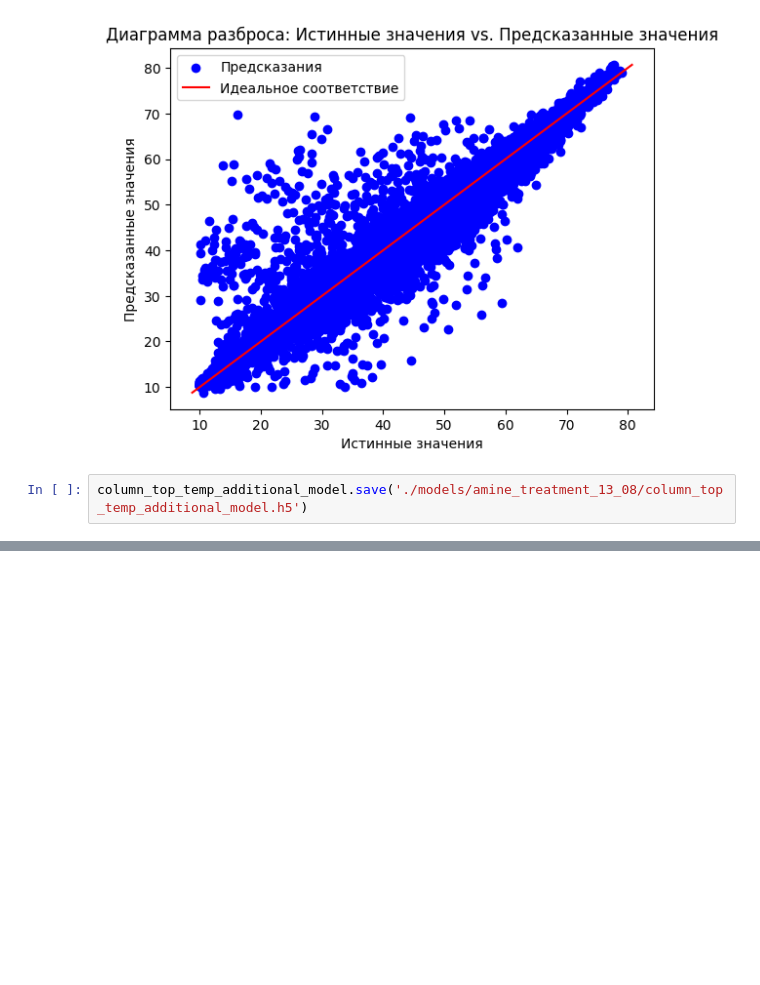
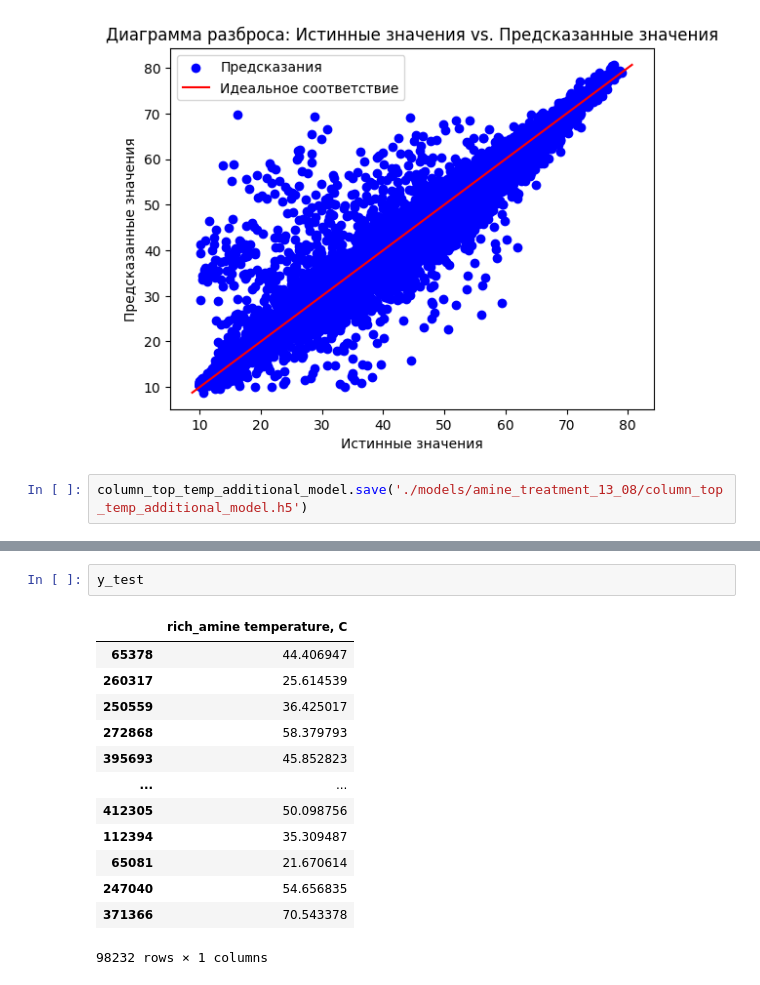
Before and after one commit to Rus-tam/AI_models, a Jupyter notebook: Amine_treatment_13.08.ipynb, the cells around one changed output, grey strips where cells are left out. Cells and saved outputs as stored; diff of their text form; blank space fills up the shorter version.

```diff
--- a/Amine_treatment_13.08.ipynb
+++ b/Amine_treatment_13.08.ipynb
@@ -2781,0 +2794,16 @@ y_pred = column_bot_temp_model.predict(X_test_)
+# %%
+y_test
+# %% [output]
+|  | rich_amine temperature, C |
+| 65378 | 44.406947 |
+| 260317 | 25.614539 |
+| 250559 | 36.425017 |
+| 272868 | 58.379793 |
+| 395693 | 45.852823 |
+| ... | ... |
+| 412305 | 50.098756 |
+| 112394 | 35.309487 |
+| 65081 | 21.670614 |
+| 247040 | 54.656835 |
+| 371366 | 70.543378 |
+98232 rows × 1 columns
```
Also changed, not shown: parts of 85 cells of this notebook, 1 other file.
